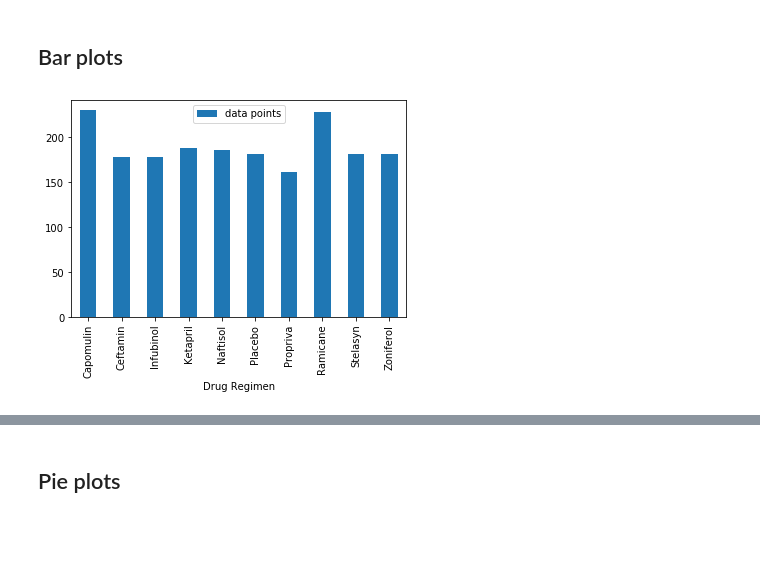
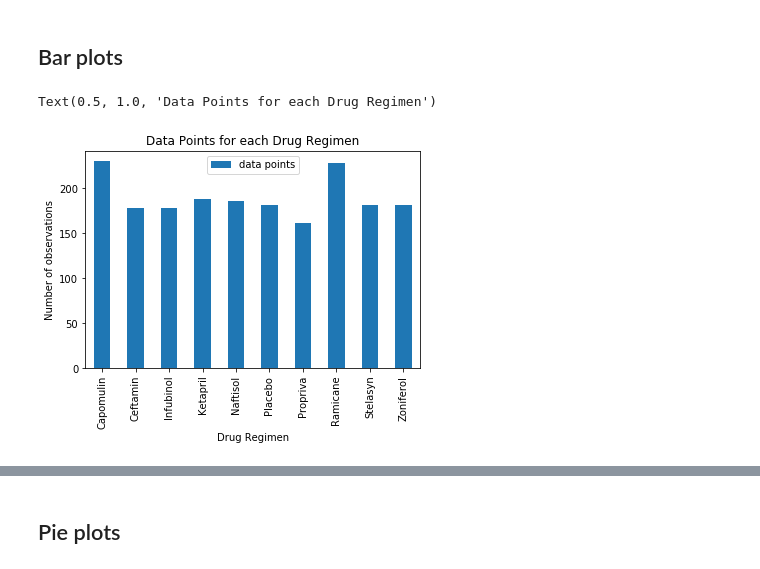
Before and after one commit to seanwayland/matplotlibpractice, a Jupyter notebook: pymaceuticals_starter.ipynb, the cells around one changed output, grey strips where cells are left out. Saved outputs shown, nothing was run; the diff lists cells and outputs as text; code cells hidden in the pictures; blank space fills up the shorter version.

```diff
--- a/pymaceuticals_starter.ipynb
+++ b/pymaceuticals_starter.ipynb
@@ -69,10 +77,13 @@ dsStats
 # %%
 # Generate a bar plot showing number of data points for each treatment regimen using pandas
 dsCount = ds.groupby("Drug Regimen").count()
 dsCount['data points'] = dsCount['Mouse ID']
 ax = dsCount.plot.bar(y = "data points")
+ax.set_ylabel("Number of observations")
+ax.set_title('Data Points for each Drug Regimen')
 # %% [output]
+Text(0.5, 1.0, 'Data Points for each Drug Regimen')
-[figure, old version]
+[figure, new version]
 # %%
 # Generate a bar plot showing number of data points for each treatment regimen using pyplot
 labels = dsCount.index.tolist()
```
Also changed, not shown: parts of 8 cells of this notebook.
